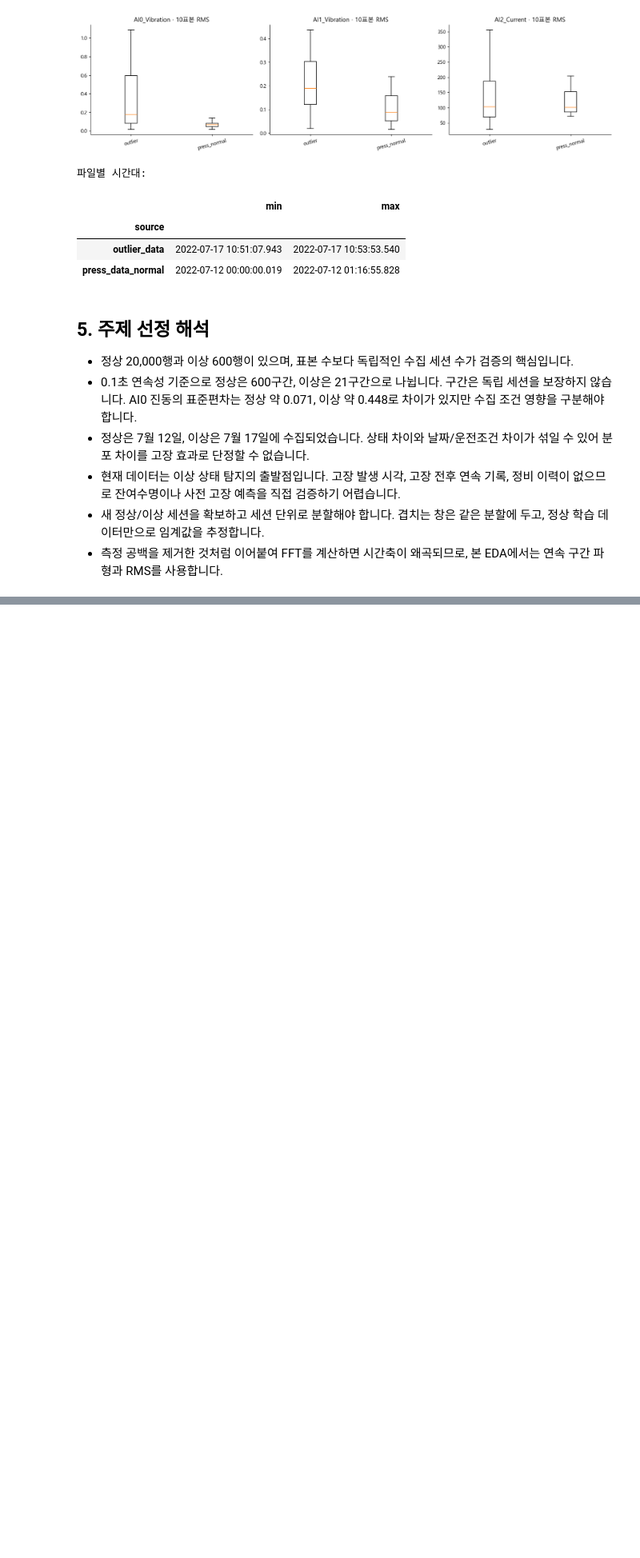
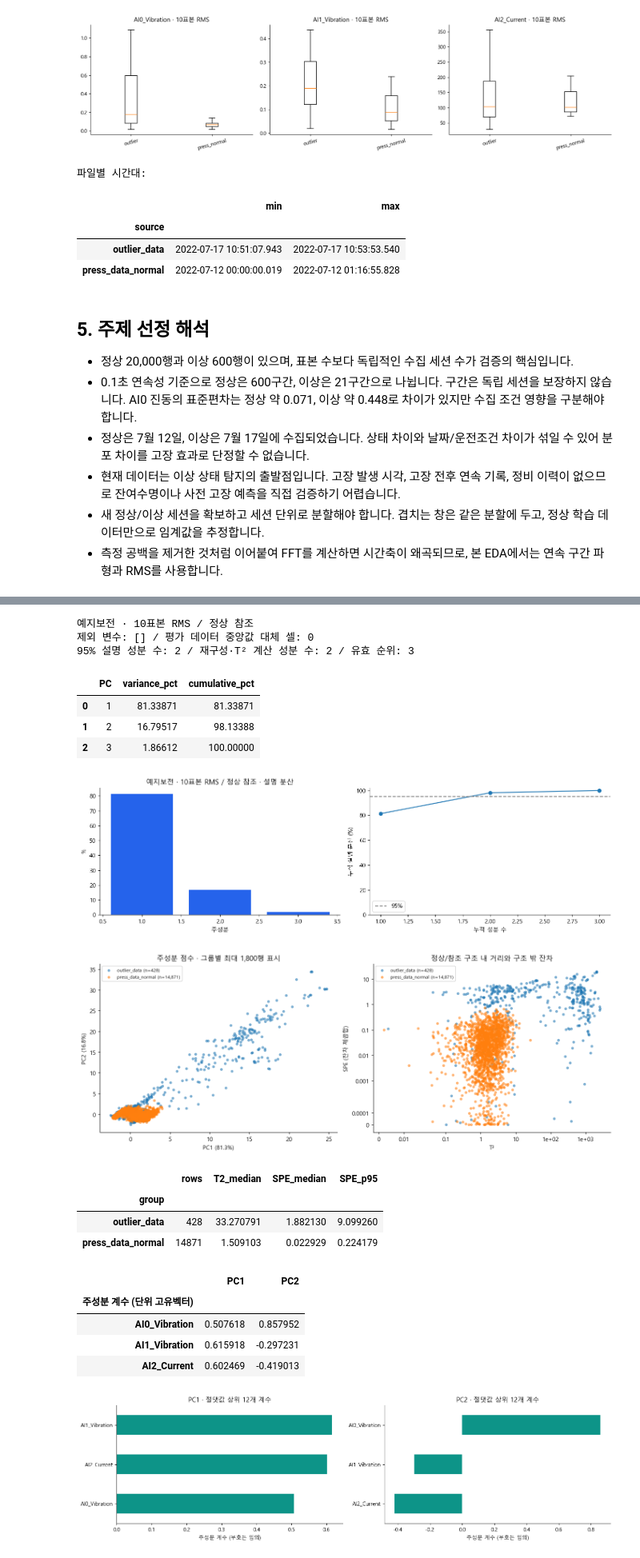
Before and after one commit to rudeore-098/manufacturing-ai-competition, a Jupyter notebook: notebooks/03_topic_03_eda.ipynb, the cells around one changed output, grey strips where cells are left out. Shown at 80% size. Drawn from its saved outputs; the diff is of its cells as text; code cells hidden in the pictures; blank space fills up the shorter version.

```diff
--- a/notebooks/03_topic_03_eda.ipynb
+++ b/notebooks/03_topic_03_eda.ipynb
@@ -183,0 +229,24 @@ print('파일별 시간대:');display(all_data.groupby('source').time.agg(['min'
+# %%
+pca_rms=fit_pca(rms.loc[rms.source.eq('press_data_normal'),sensors],rms[sensors])
+diagnostics(pca_rms,rms.source,'예지보전 · 10표본 RMS / 정상 참조')
+pca_summaries.append(summary(pca_rms,'03 예지보전 RMS','정상 RMS 창 학습; 정상·이상 RMS 투영'))
+# %% [output]
+예지보전 · 10표본 RMS / 정상 참조
+제외 변수: [] / 평가 데이터 중앙값 대체 셀: 0
+95% 설명 성분 수: 2 / 재구성·T² 계산 성분 수: 2 / 유효 순위: 3
+|  | PC | variance_pct | cumulative_pct |
+| 0 | 1 | 81.33871 | 81.33871 |
+| 1 | 2 | 16.79517 | 98.13388 |
+| 2 | 3 | 1.86612 | 100.00000 |
+[figure, added]
+[figure, added]
+|  | rows | T2_median | SPE_median | SPE_p95 |
+| group |  |  |  |  |
+| outlier_data | 428 | 33.270791 | 1.882130 | 9.099260 |
+| press_data_normal | 14871 | 1.509103 | 0.022929 | 0.224179 |
+|  | PC1 | PC2 |
+| 주성분 계수 (단위 고유벡터) |  |  |
+| AI0_Vibration | 0.507618 | 0.857952 |
+| AI1_Vibration | 0.615918 | -0.297231 |
+| AI2_Current | 0.602469 | -0.419013 |
+[figure, added]
```
Also changed, not shown: parts of 7 cells of this notebook, 16 other files.
